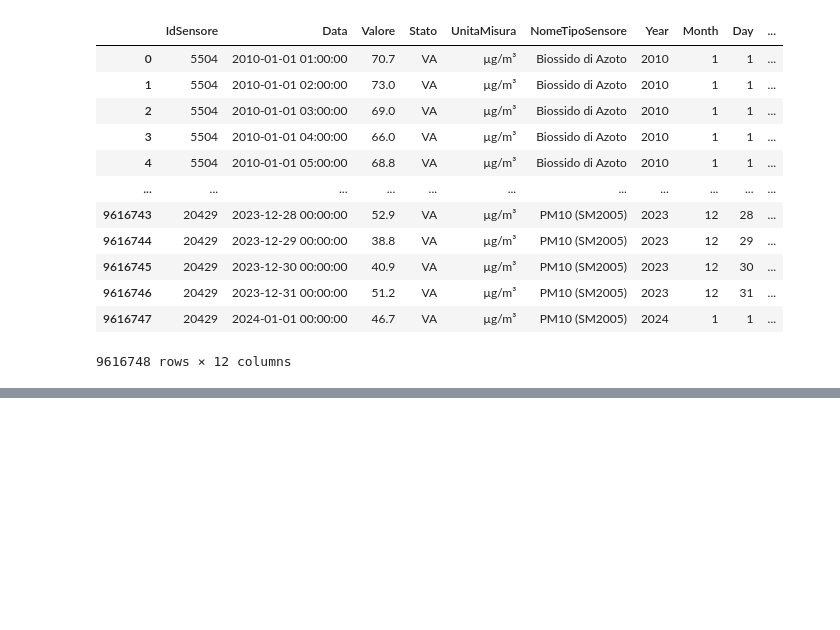
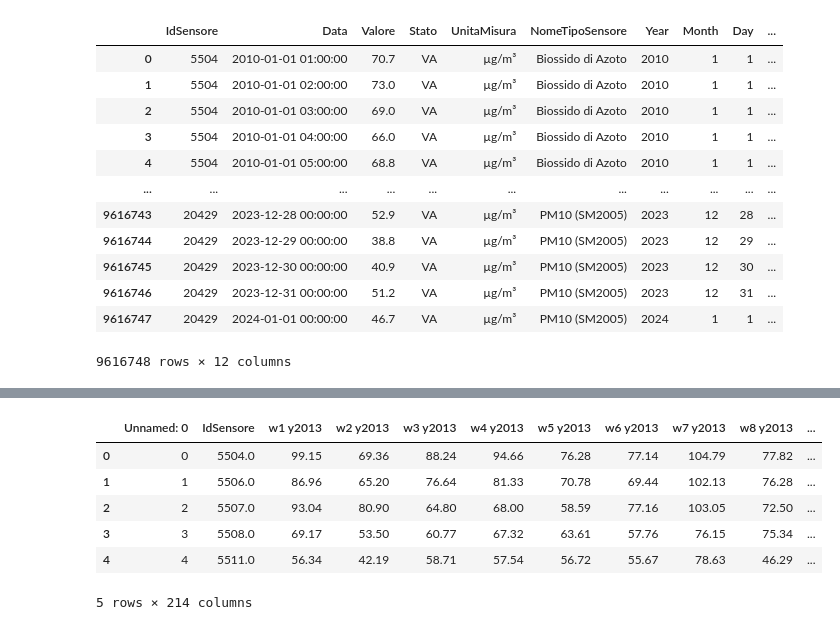
Before and after one commit to LGpolimi/HHE_DSLAB_project_AA2324, a Jupyter notebook: air_pollution_notebook.ipynb, the cells around one changed output, grey strips where cells are left out. Cells and saved outputs as stored; diff of their text form; code cells hidden in the pictures; blank space fills up the shorter version.

```diff
--- a/air_pollution_notebook.ipynb
+++ b/air_pollution_notebook.ipynb
@@ -496,0 +508,3 @@ df_air_quality
+# %%
+means_biossido_di_azoto_imputed = pd.read_csv('Air_quality_data/means_biossido_di_azoto_imputed.csv')
+means_biossido_di_azoto_imputed.head()
@@ -496,0 +519,18 @@ df_air_quality
+# %%
+def format_column_name(col_name):
+    if 'Week' in col_name and 'Year' in col_name:
+        week_num = col_name.split(' ')[1]
+        year_num = col_name.split(' ')[3]
+        return f"w{week_num} y{year_num}"
+    return col_name
+# %%
+means_biossido_di_azoto_imputed.rename(columns=format_column_name, inplace=True)
+means_biossido_di_azoto_imputed.head()
+# %% [output]
+|  | Unnamed: 0 | IdSensore | w1 y2013 | w2 y2013 | w3 y2013 | w4 y2013 | w5 y2013 | w6 y2013 | w7 y2013 | w8 y2013 | ... |
+| 0 | 0 | 5504.0 | 99.15 | 69.36 | 88.24 | 94.66 | 76.28 | 77.14 | 104.79 | 77.82 | ... |
+| 1 | 1 | 5506.0 | 86.96 | 65.20 | 76.64 | 81.33 | 70.78 | 69.44 | 102.13 | 76.28 | ... |
+| 2 | 2 | 5507.0 | 93.04 | 80.90 | 64.80 | 68.00 | 58.59 | 77.16 | 103.05 | 72.50 | ... |
+| 3 | 3 | 5508.0 | 69.17 | 53.50 | 60.77 | 67.32 | 63.61 | 57.76 | 76.15 | 75.34 | ... |
+| 4 | 4 | 5511.0 | 56.34 | 42.19 | 58.71 | 57.54 | 56.72 | 55.67 | 78.63 | 46.29 | ... |
+5 rows × 214 columns
```
Also changed, not shown: parts of 4 cells of this notebook, 1 other file.
